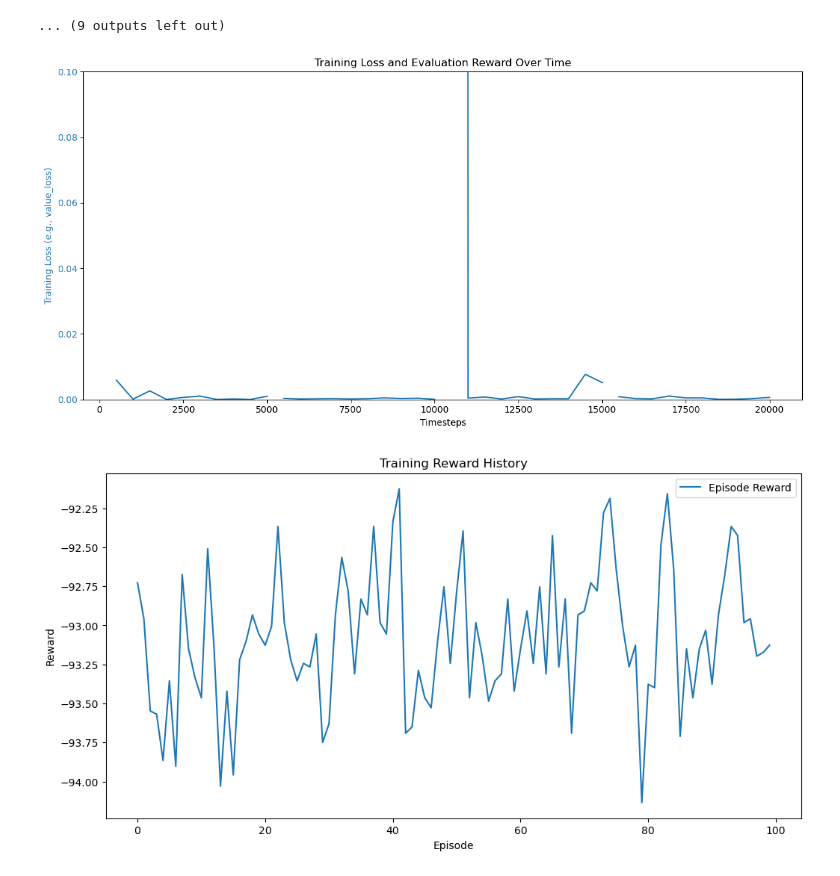
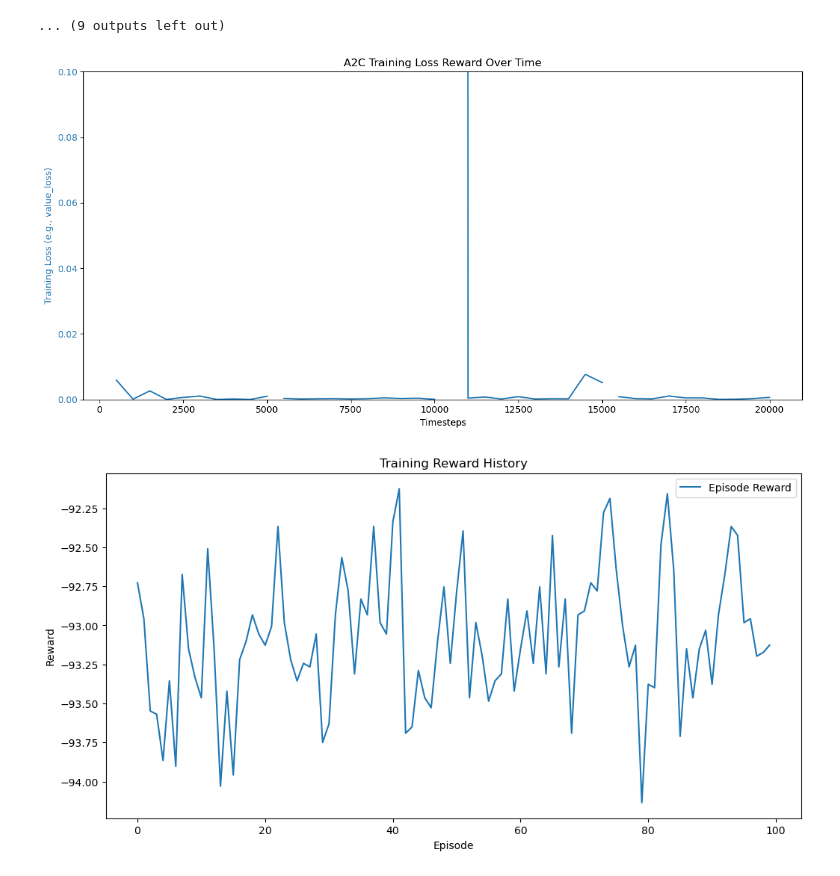
Before and after one commit to diogorodrigues2002/RL-24-25, a Jupyter notebook: Car Racing/Car_Racing.ipynb, the cells around one changed output. Cells and saved outputs as stored; diff of their text form; code cells hidden in the pictures.

```diff
--- a/Car Racing/Car_Racing.ipynb
+++ b/Car Racing/Car_Racing.ipynb
@@ -152,29 +152,29 @@ New best mean reward!
 # %%
 import matplotlib.pyplot as plt
 import numpy as np
 import pandas as pd
 
 
 # Load training loss from CSV
 training_log = pd.read_csv("./a2c_logs/training/progress.csv")
 timesteps = training_log["time/total_timesteps"]
 loss = training_log["train/value_loss"]
 
 # Plotting
 fig, ax1 = plt.subplots(figsize=(12, 6))
 
 color = 'tab:blue'
 ax1.set_xlabel('Timesteps')
 ax1.set_ylabel('Training Loss (e.g., value_loss)', color=color)
 ax1.plot(timesteps, loss, label="Training Loss", color=color)
 ax1.tick_params(axis='y', labelcolor=color)
 ax1.set_ylim(0, 0.1)
 
-plt.title("Training Loss and Evaluation Reward Over Time")
+plt.title("A2C Training Loss Reward Over Time")
 fig.tight_layout()
 plt.show()
 # %% [output]
-[figure, old version]
+[figure, new version]
 # %%
 plt.figure(figsize=(12,6))
 plt.plot(mean_reward, label="Episode Reward")
```
Also changed, not shown: parts of 1 cell of this notebook.
